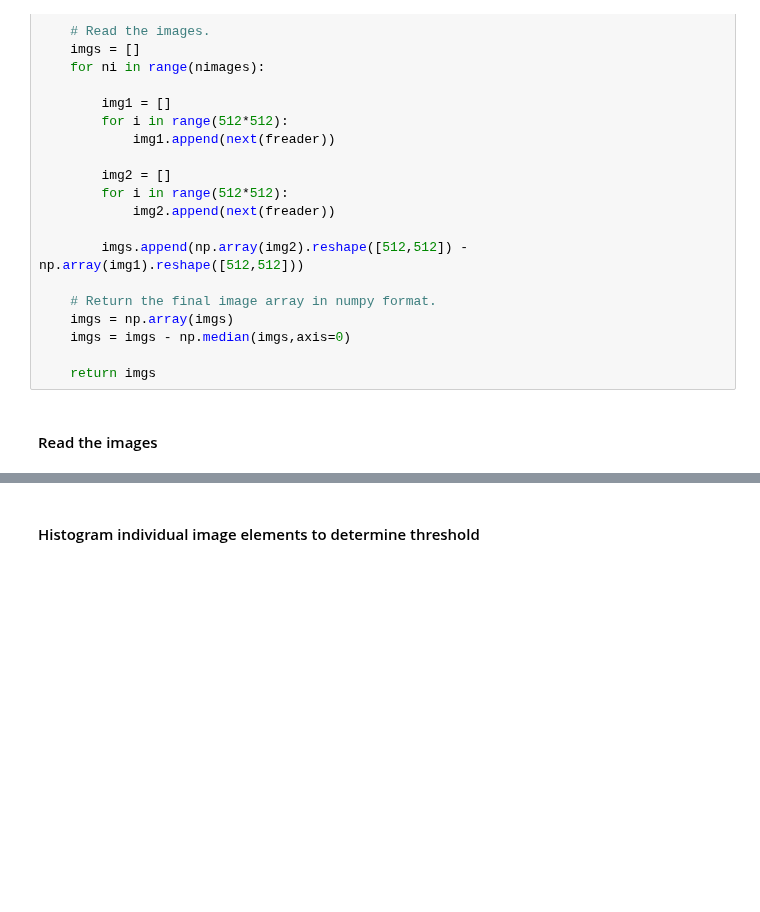
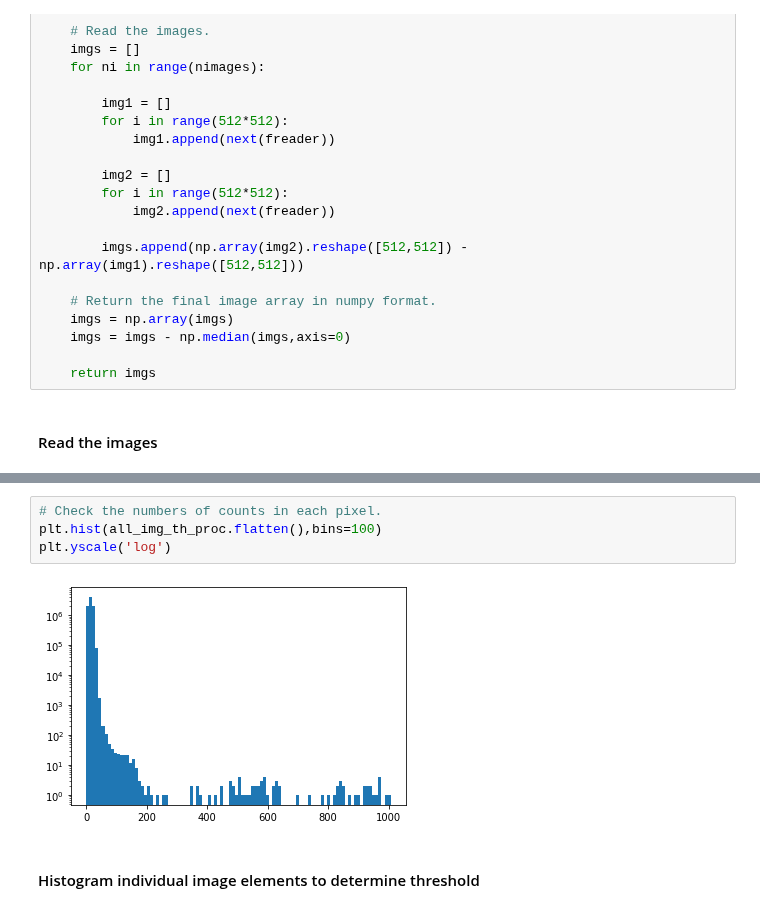
Before and after one commit to jerenner/emsim, a Jupyter notebook: notebooks/emsim_dataproc.ipynb, the cells around one changed output, grey strips where cells are left out. Drawn from its saved outputs; the diff is of its cells as text; blank space fills up the shorter version.

```diff
--- a/notebooks/emsim_dataproc.ipynb
+++ b/notebooks/emsim_dataproc.ipynb
@@ -117,3 +121,9 @@ plt.colorbar()
+# %%
+# Check the numbers of counts in each pixel.
+plt.hist(all_img_th_proc.flatten(),bins=100)
+plt.yscale('log')
+# %% [output]
+[figure, added]
 # %% [markdown]
 #### Histogram individual image elements to determine threshold
 # %%
```
Also changed, not shown: parts of 26 cells of this notebook.
